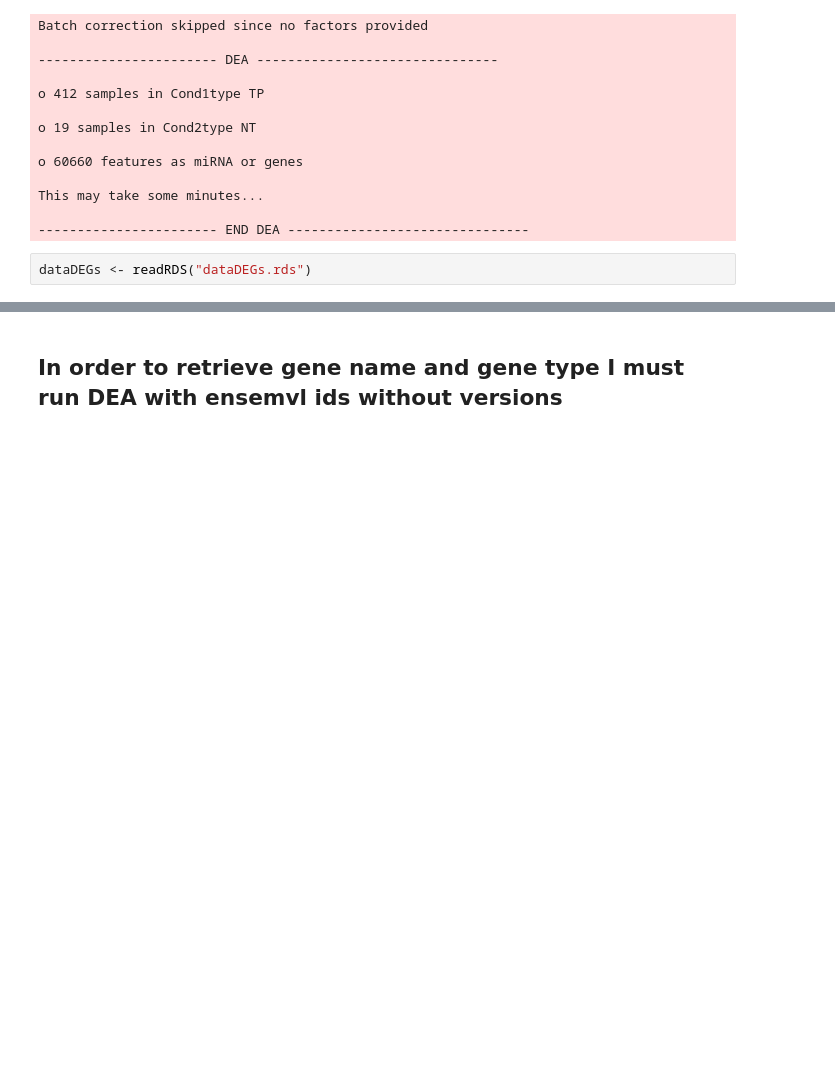
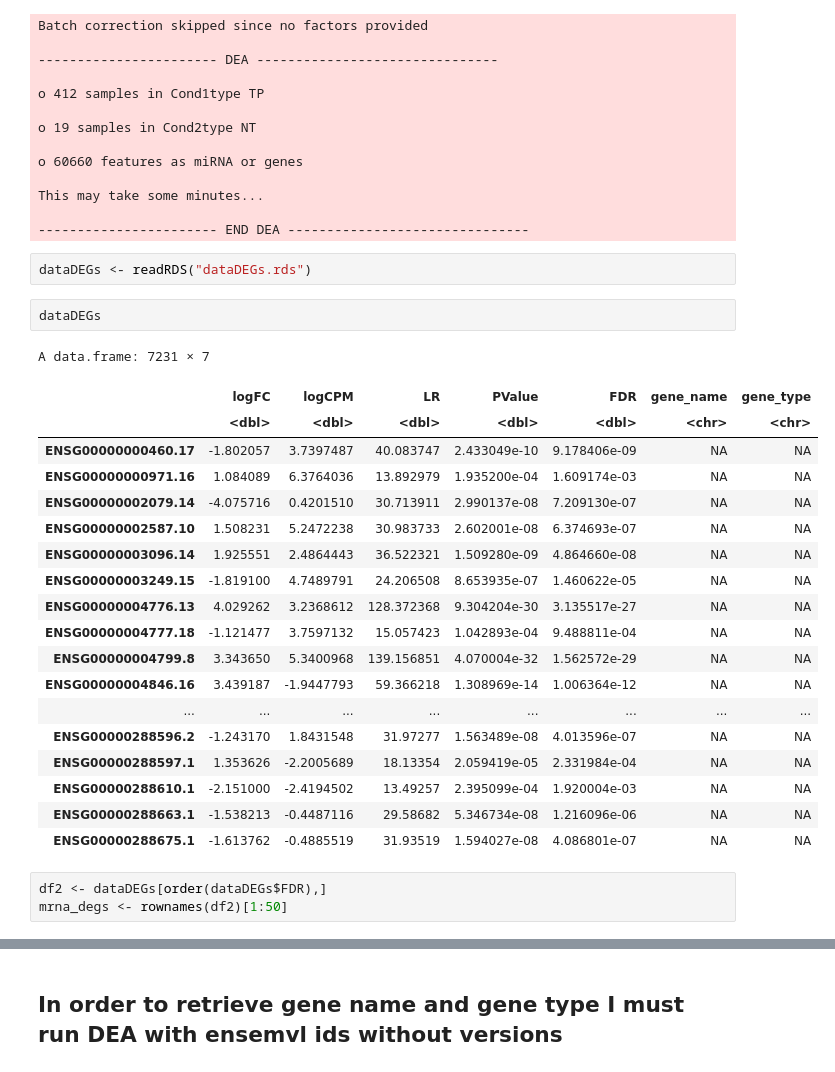
Before and after one commit to TheodosisL/Bioinformatics, a Jupyter notebook: tcga.ipynb, the cells around one changed output, grey strips where cells are left out. Saved outputs shown, nothing was run; the diff lists cells and outputs as text; blank space fills up the shorter version.

```diff
--- a/tcga.ipynb
+++ b/tcga.ipynb
@@ -412,3 +395,28 @@ This may take some minutes...
 ----------------------- END DEA -------------------------------
 # %%
 dataDEGs <- readRDS("dataDEGs.rds")
+# %%
+dataDEGs
+# %% [output]
+A data.frame: 7231 × 7
+|  | logFC | logCPM | LR | PValue | FDR | gene_name | gene_type |
+|  | <dbl> | <dbl> | <dbl> | <dbl> | <dbl> | <chr> | <chr> |
+| ENSG00000000460.17 | -1.802057 | 3.7397487 | 40.083747 | 2.433049e-10 | 9.178406e-09 | NA | NA |
+| ENSG00000000971.16 | 1.084089 | 6.3764036 | 13.892979 | 1.935200e-04 | 1.609174e-03 | NA | NA |
+| ENSG00000002079.14 | -4.075716 | 0.4201510 | 30.713911 | 2.990137e-08 | 7.209130e-07 | NA | NA |
+| ENSG00000002587.10 | 1.508231 | 5.2472238 | 30.983733 | 2.602001e-08 | 6.374693e-07 | NA | NA |
+| ENSG00000003096.14 | 1.925551 | 2.4864443 | 36.522321 | 1.509280e-09 | 4.864660e-08 | NA | NA |
+| ENSG00000003249.15 | -1.819100 | 4.7489791 | 24.206508 | 8.653935e-07 | 1.460622e-05 | NA | NA |
+| ENSG00000004776.13 | 4.029262 | 3.2368612 | 128.372368 | 9.304204e-30 | 3.135517e-27 | NA | NA |
+| ENSG00000004777.18 | -1.121477 | 3.7597132 | 15.057423 | 1.042893e-04 | 9.488811e-04 | NA | NA |
+| ENSG00000004799.8 | 3.343650 | 5.3400968 | 139.156851 | 4.070004e-32 | 1.562572e-29 | NA | NA |
+| ENSG00000004846.16 | 3.439187 | -1.9447793 | 59.366218 | 1.308969e-14 | 1.006364e-12 | NA | NA |
+| ... | ... | ... | ... | ... | ... | ... | ... |
+| ENSG00000288596.2 | -1.243170 | 1.8431548 | 31.97277 | 1.563489e-08 | 4.013596e-07 | NA | NA |
+| ENSG00000288597.1 | 1.353626 | -2.2005689 | 18.13354 | 2.059419e-05 | 2.331984e-04 | NA | NA |
+| ENSG00000288610.1 | -2.151000 | -2.4194502 | 13.49257 | 2.395099e-04 | 1.920004e-03 | NA | NA |
+| ENSG00000288663.1 | -1.538213 | -0.4487116 | 29.58682 | 5.346734e-08 | 1.216096e-06 | NA | NA |
+| ENSG00000288675.1 | -1.613762 | -0.4885519 | 31.93519 | 1.594027e-08 | 4.086801e-07 | NA | NA |
+# %%
+df2 <- dataDEGs[order(dataDEGs$FDR),]
+mrna_degs <- rownames(df2)[1:50]
```
Also changed, not shown: parts of 48 cells of this notebook.
